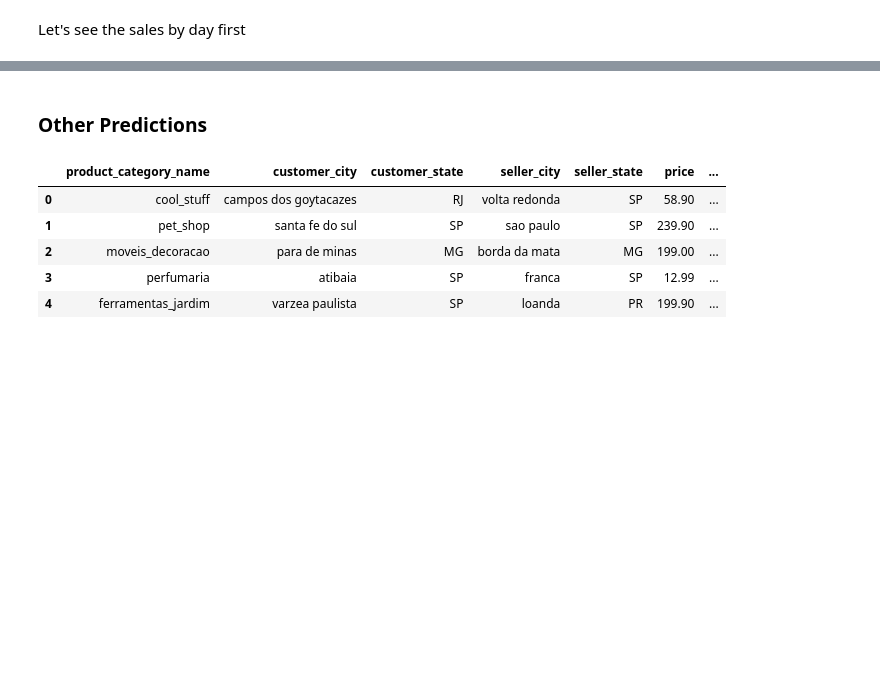
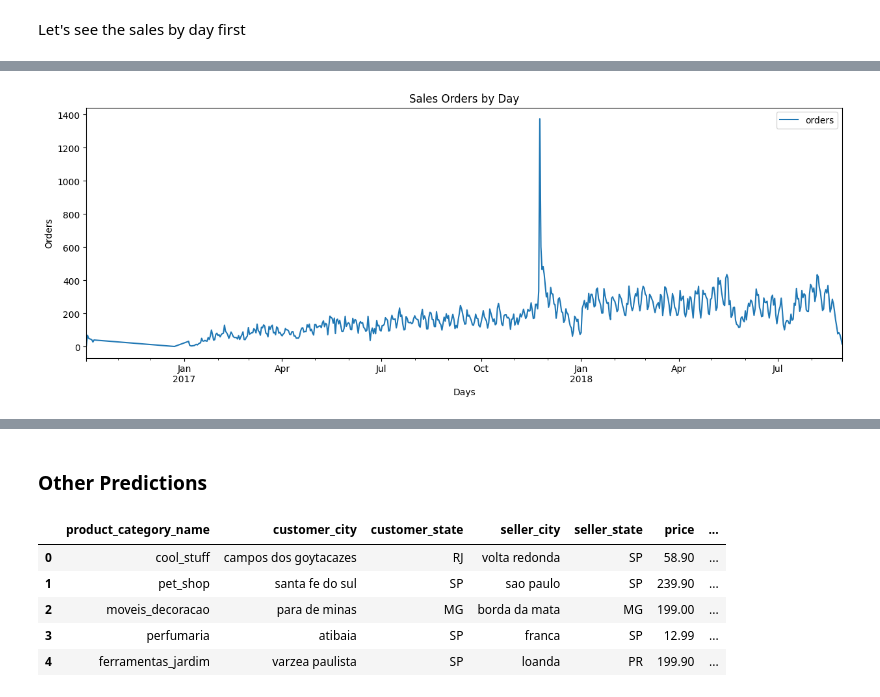
Before and after one commit to mikael-vestri/eCommerceAnalysis, a Jupyter notebook: Olist_Analysis.ipynb, the cells around one changed output, grey strips where cells are left out. Drawn from its saved outputs; the diff is of its cells as text; code cells hidden in the pictures; blank space fills up the shorter version.

```diff
--- a/Olist_Analysis.ipynb
+++ b/Olist_Analysis.ipynb
@@ -1244,0 +885,6 @@ test_df[['price','forecast_ARIMA']].plot()
+# %%
+df = df_test[['order_purchase_timestamp','price']]
+df['order_purchase_timestamp'] = pd.to_datetime(df['order_purchase_timestamp'])
+df['order_purchase_timestamp'] = df['order_purchase_timestamp'].dt.to_period('D')
+# df = df.set_index('order_purchase_timestamp').sort_index()
+df.sort_values('order_purchase_timestamp')
@@ -1244,0 +915,6 @@ test_df[['price','forecast_ARIMA']].plot()
+# %%
+df = df.groupby('order_purchase_timestamp').agg(orders=('price','count')).reset_index()
+# df.set_index('order_purchase_timestamp')
+# %%
+df = df.set_index('order_purchase_timestamp')
+df
@@ -1244,0 +957,8 @@ test_df[['price','forecast_ARIMA']].plot()
+# %%
+df.plot(figsize=(15,5))
+plt.title('Sales Orders by Day')
+plt.xlabel('Days')
+plt.ylabel('Orders')
+plt.show()
+# %% [output]
+[figure, added]
```
Also changed, not shown: parts of 104 cells of this notebook.
